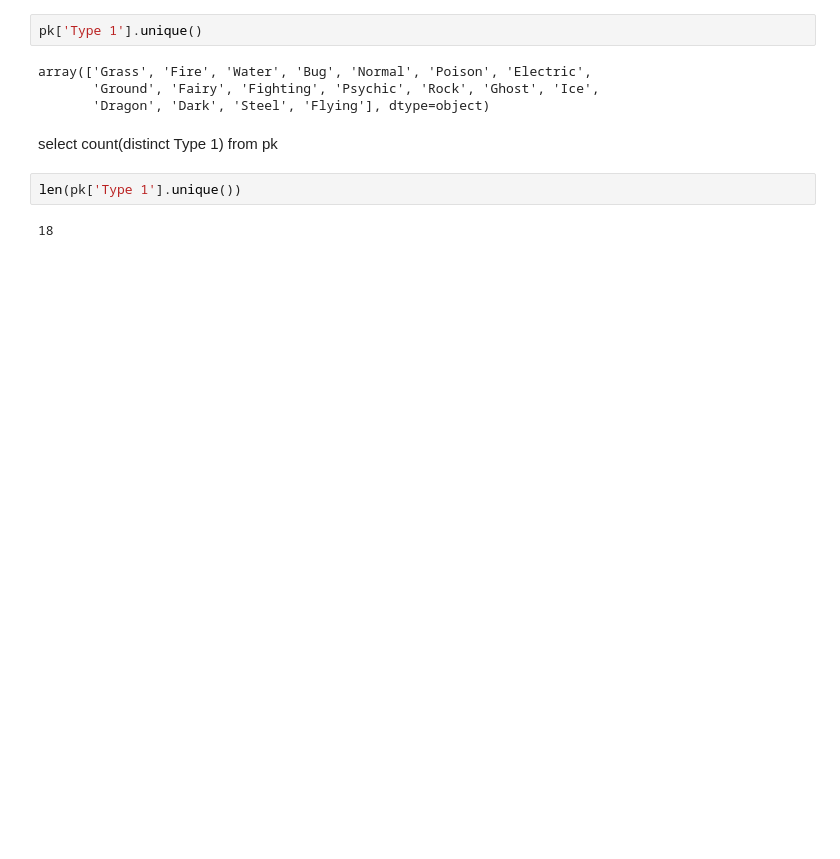
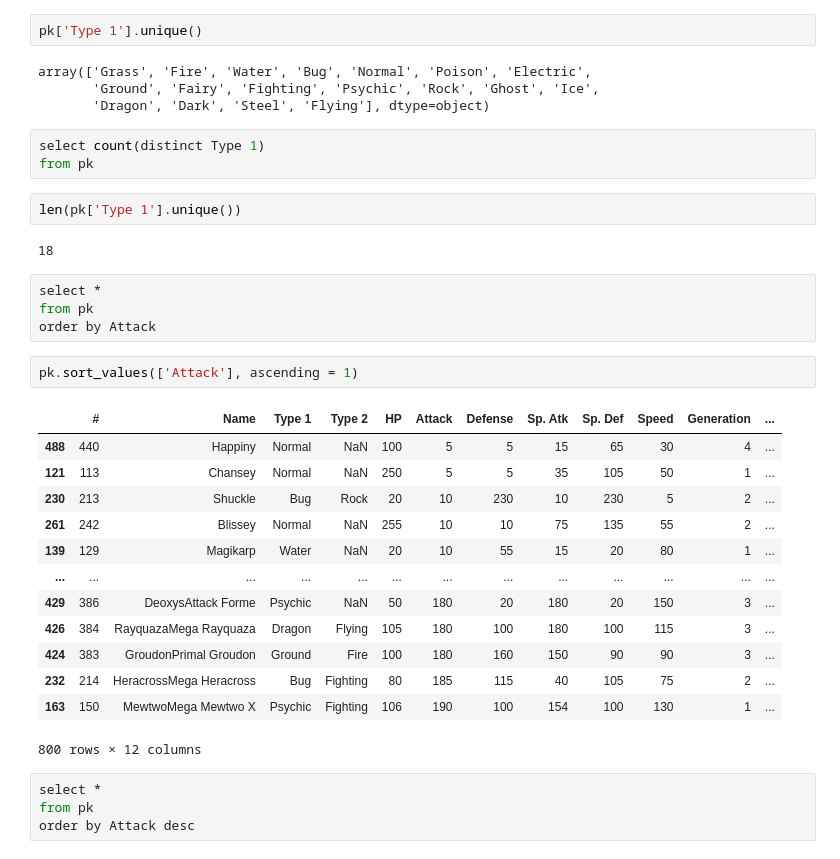
Before and after one commit to houseisround/PandasPortfolio, a Jupyter notebook: sql_pandas.ipynb, the cells around one changed output. Drawn from its saved outputs; the diff is of its cells as text; blank space fills up the shorter version.

```diff
--- a/sql_pandas.ipynb
+++ b/sql_pandas.ipynb
@@ -235,10 +235,34 @@ pk['Type 1'].unique()
 array(['Grass', 'Fire', 'Water', 'Bug', 'Normal', 'Poison', 'Electric',
        'Ground', 'Fairy', 'Fighting', 'Psychic', 'Rock', 'Ghost', 'Ice',
        'Dragon', 'Dark', 'Steel', 'Flying'], dtype=object)
-# %% [markdown]
-select count(distinct Type 1)
-from pk
+# %%
+select count(distinct Type 1)
+from pk
 # %%
 len(pk['Type 1'].unique())
 # %% [output]
 18
+# %%
+select *
+from pk
+order by Attack
+# %%
+pk.sort_values(['Attack'], ascending = 1)
+# %% [output]
+|  | # | Name | Type 1 | Type 2 | HP | Attack | Defense | Sp. Atk | Sp. Def | Speed | Generation | ... |
+| 488 | 440 | Happiny | Normal | NaN | 100 | 5 | 5 | 15 | 65 | 30 | 4 | ... |
+| 121 | 113 | Chansey | Normal | NaN | 250 | 5 | 5 | 35 | 105 | 50 | 1 | ... |
+| 230 | 213 | Shuckle | Bug | Rock | 20 | 10 | 230 | 10 | 230 | 5 | 2 | ... |
+| 261 | 242 | Blissey | Normal | NaN | 255 | 10 | 10 | 75 | 135 | 55 | 2 | ... |
+| 139 | 129 | Magikarp | Water | NaN | 20 | 10 | 55 | 15 | 20 | 80 | 1 | ... |
+| ... | ... | ... | ... | ... | ... | ... | ... | ... | ... | ... | ... | ... |
+| 429 | 386 | DeoxysAttack Forme | Psychic | NaN | 50 | 180 | 20 | 180 | 20 | 150 | 3 | ... |
+| 426 | 384 | RayquazaMega Rayquaza | Dragon | Flying | 105 | 180 | 100 | 180 | 100 | 115 | 3 | ... |
+| 424 | 383 | GroudonPrimal Groudon | Ground | Fire | 100 | 180 | 160 | 150 | 90 | 90 | 3 | ... |
+| 232 | 214 | HeracrossMega Heracross | Bug | Fighting | 80 | 185 | 115 | 40 | 105 | 75 | 2 | ... |
+| 163 | 150 | MewtwoMega Mewtwo X | Psychic | Fighting | 106 | 190 | 100 | 154 | 100 | 130 | 1 | ... |
+800 rows × 12 columns
+# %%
+select *
+from pk
+order by Attack desc
```
Also changed, not shown: parts of 25 cells of this notebook.
